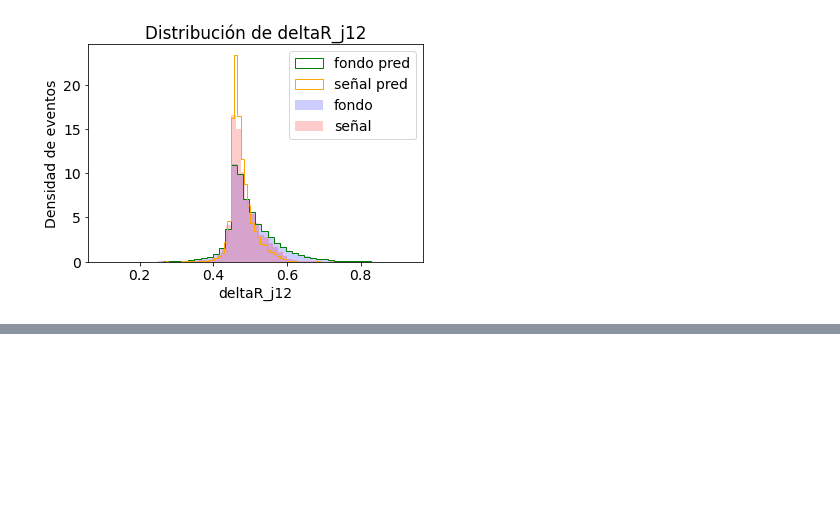
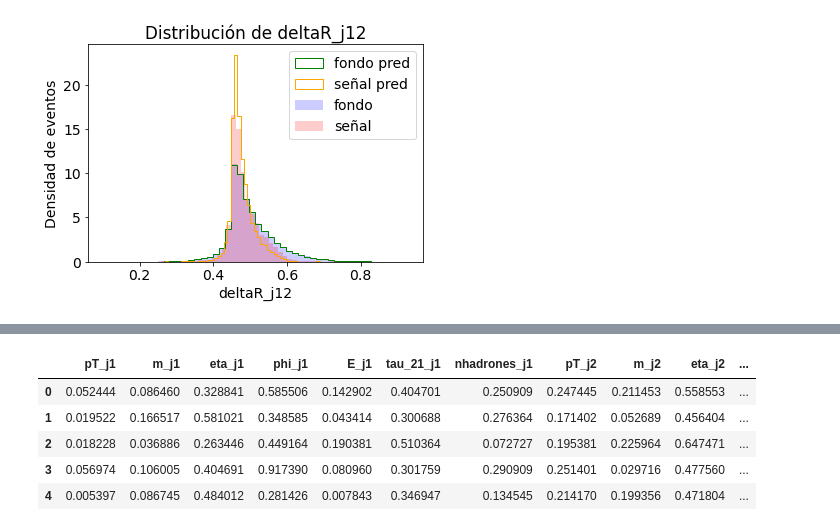
Before and after one commit to marianaiv/benchtools, a Jupyter notebook: notebooks/GBC-clasificacion.ipynb, the cells around one changed output, grey strips where cells are left out. Cells and saved outputs as stored; diff of their text form; code cells hidden in the pictures; blank space fills up the shorter version.

```diff
--- a/notebooks/GBC-clasificacion.ipynb
+++ b/notebooks/GBC-clasificacion.ipynb
@@ -310,0 +355,12 @@ for variable in lista:
+# %%
+X_bb_m['y_test'] = y_label
+X_bb_m['y_pred'] = y_pred_bb
+
+X_bb_m.head()
+# %% [output]
+|  | pT_j1 | m_j1 | eta_j1 | phi_j1 | E_j1 | tau_21_j1 | nhadrones_j1 | pT_j2 | m_j2 | eta_j2 | ... |
+| 0 | 0.052444 | 0.086460 | 0.328841 | 0.585506 | 0.142902 | 0.404701 | 0.250909 | 0.247445 | 0.211453 | 0.558553 | ... |
+| 1 | 0.019522 | 0.166517 | 0.581021 | 0.348585 | 0.043414 | 0.300688 | 0.276364 | 0.171402 | 0.052689 | 0.456404 | ... |
+| 2 | 0.018228 | 0.036886 | 0.263446 | 0.449164 | 0.190381 | 0.510364 | 0.072727 | 0.195381 | 0.225964 | 0.647471 | ... |
+| 3 | 0.056974 | 0.106005 | 0.404691 | 0.917390 | 0.080960 | 0.301759 | 0.290909 | 0.251401 | 0.029716 | 0.477560 | ... |
+| 4 | 0.005397 | 0.086745 | 0.484012 | 0.281426 | 0.007843 | 0.346947 | 0.134545 | 0.214170 | 0.199356 | 0.471804 | ... |
```
Also changed, not shown: parts of 7 cells of this notebook.
